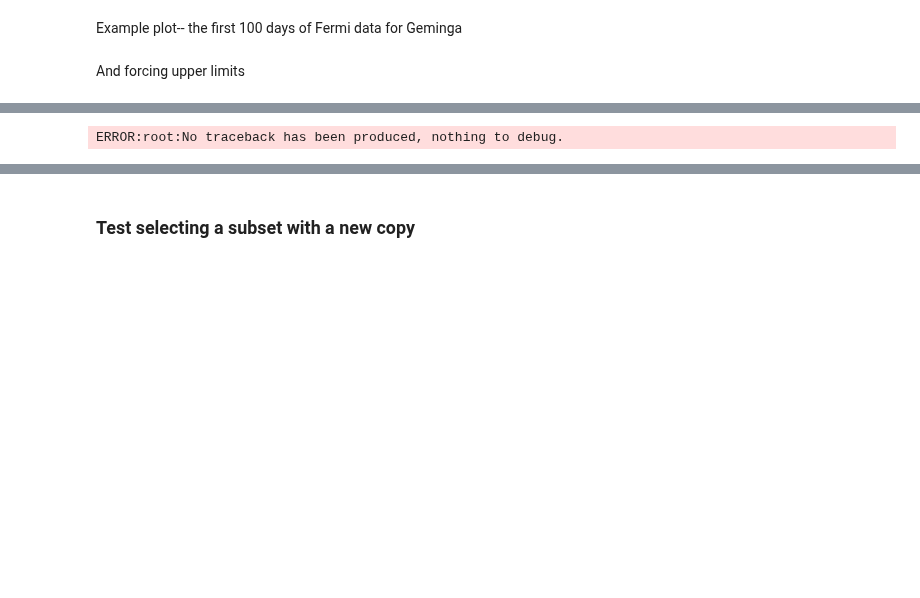
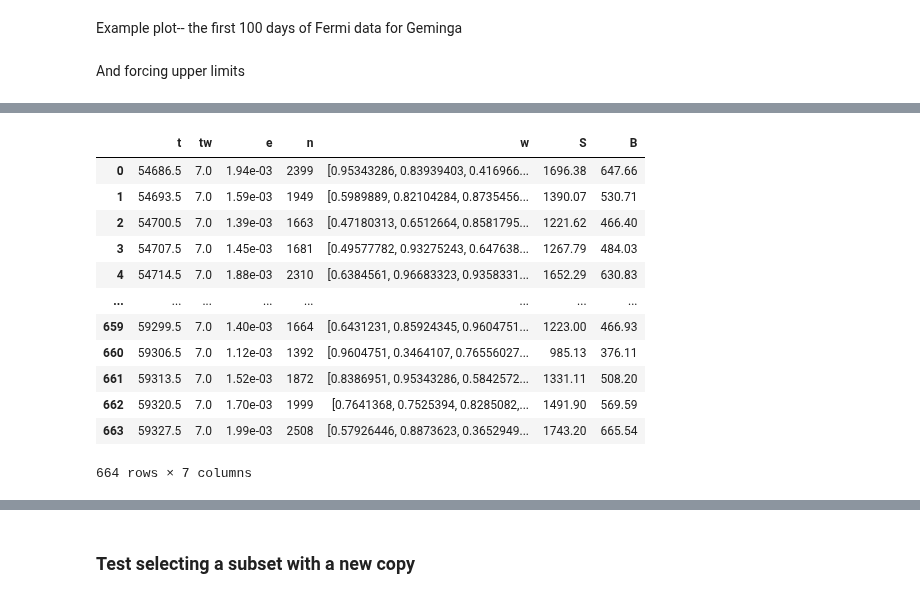
Before and after one commit to tburnett/wtlike, a Jupyter notebook: nbs/09_lightcurve.ipynb, the cells around one changed output, grey strips where cells are left out. Drawn from its saved outputs; the diff is of its cells as text; code cells hidden in the pictures; blank space fills up the shorter version.

```diff
--- a/nbs/09_lightcurve.ipynb
+++ b/nbs/09_lightcurve.ipynb
@@ -377,7 +376,19 @@ Loaded 4524 / 4524 cells with exposure > 1e-06 for light curve analysis
-# %%
-debug
-# %% [output]
-ERROR:root:No traceback has been produced, nothing to debug.
+# %%
+lc.cells
+# %% [output]
+|  | t | tw | e | n | w | S | B |
+| 0 | 54686.5 | 7.0 | 1.94e-03 | 2399 | [0.95343286, 0.83939403, 0.416966... | 1696.38 | 647.66 |
+| 1 | 54693.5 | 7.0 | 1.59e-03 | 1949 | [0.5989889, 0.82104284, 0.8735456... | 1390.07 | 530.71 |
+| 2 | 54700.5 | 7.0 | 1.39e-03 | 1663 | [0.47180313, 0.6512664, 0.8581795... | 1221.62 | 466.40 |
+| 3 | 54707.5 | 7.0 | 1.45e-03 | 1681 | [0.49577782, 0.93275243, 0.647638... | 1267.79 | 484.03 |
+| 4 | 54714.5 | 7.0 | 1.88e-03 | 2310 | [0.6384561, 0.96683323, 0.9358331... | 1652.29 | 630.83 |
+| ... | ... | ... | ... | ... | ... | ... | ... |
+| 659 | 59299.5 | 7.0 | 1.40e-03 | 1664 | [0.6431231, 0.85924345, 0.9604751... | 1223.00 | 466.93 |
+| 660 | 59306.5 | 7.0 | 1.12e-03 | 1392 | [0.9604751, 0.3464107, 0.76556027... | 985.13 | 376.11 |
+| 661 | 59313.5 | 7.0 | 1.52e-03 | 1872 | [0.8386951, 0.95343286, 0.5842572... | 1331.11 | 508.20 |
+| 662 | 59320.5 | 7.0 | 1.70e-03 | 1999 | [0.7641368, 0.7525394, 0.8285082,... | 1491.90 | 569.59 |
+| 663 | 59327.5 | 7.0 | 1.99e-03 | 2508 | [0.57926446, 0.8873623, 0.3652949... | 1743.20 | 665.54 |
+664 rows × 7 columns
 # %%
 lc.plot_flux(ylim=(0,2));
 # %% [output]
```
Also changed, not shown: parts of 12 cells of this notebook, 18 other files.
